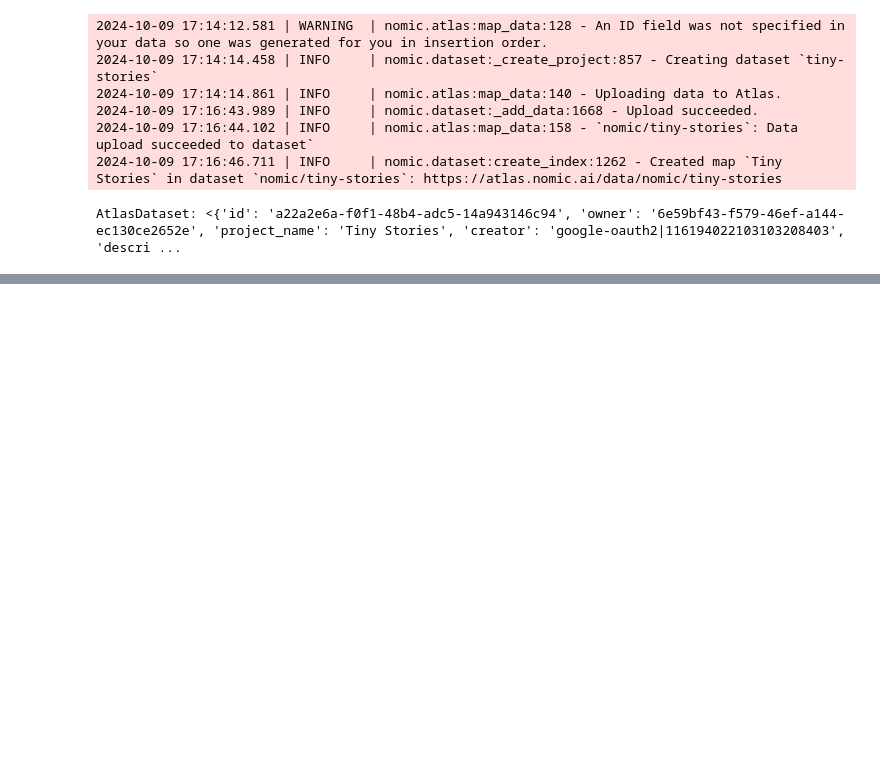
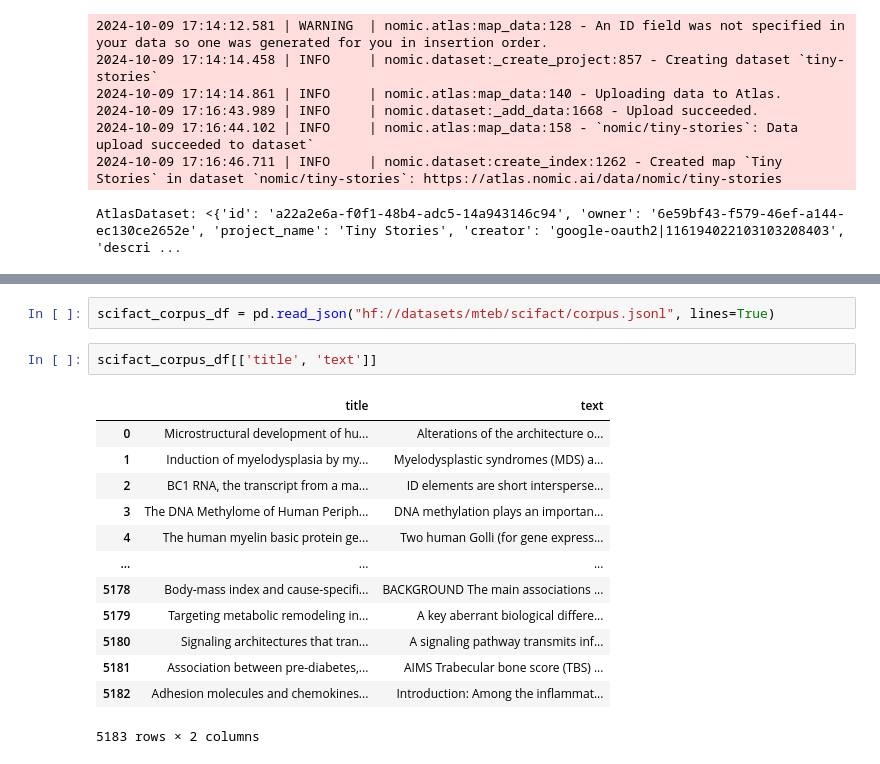
Before and after one commit to mcembalest/maxionomic, a Jupyter notebook: notebooks/Atlas uploads.ipynb, the cells around one changed output, grey strips where cells are left out. Cells and saved outputs as stored; diff of their text form; blank space fills up the shorter version.

```diff
--- a/notebooks/Atlas uploads.ipynb
+++ b/notebooks/Atlas uploads.ipynb
@@ -337,0 +342,18 @@ AtlasDataset: <{'id': 'a22a2e6a-f0f1-48b4-adc5-14a943146c94', 'owner': '6e59bf43
+# %%
+scifact_corpus_df = pd.read_json("hf://datasets/mteb/scifact/corpus.jsonl", lines=True)
+# %%
+scifact_corpus_df[['title', 'text']]
+# %% [output]
+|  | title | text |
+| 0 | Microstructural development of hu... | Alterations of the architecture o... |
+| 1 | Induction of myelodysplasia by my... | Myelodysplastic syndromes (MDS) a... |
+| 2 | BC1 RNA, the transcript from a ma... | ID elements are short intersperse... |
+| 3 | The DNA Methylome of Human Periph... | DNA methylation plays an importan... |
+| 4 | The human myelin basic protein ge... | Two human Golli (for gene express... |
+| ... | ... | ... |
+| 5178 | Body-mass index and cause-specifi... | BACKGROUND The main associations ... |
+| 5179 | Targeting metabolic remodeling in... | A key aberrant biological differe... |
+| 5180 | Signaling architectures that tran... | A signaling pathway transmits inf... |
+| 5181 | Association between pre-diabetes,... | AIMS Trabecular bone score (TBS) ... |
+| 5182 | Adhesion molecules and chemokines... | Introduction: Among the inflammat... |
+5183 rows × 2 columns
```
Also changed, not shown: parts of 18 cells of this notebook, 1 other file.
